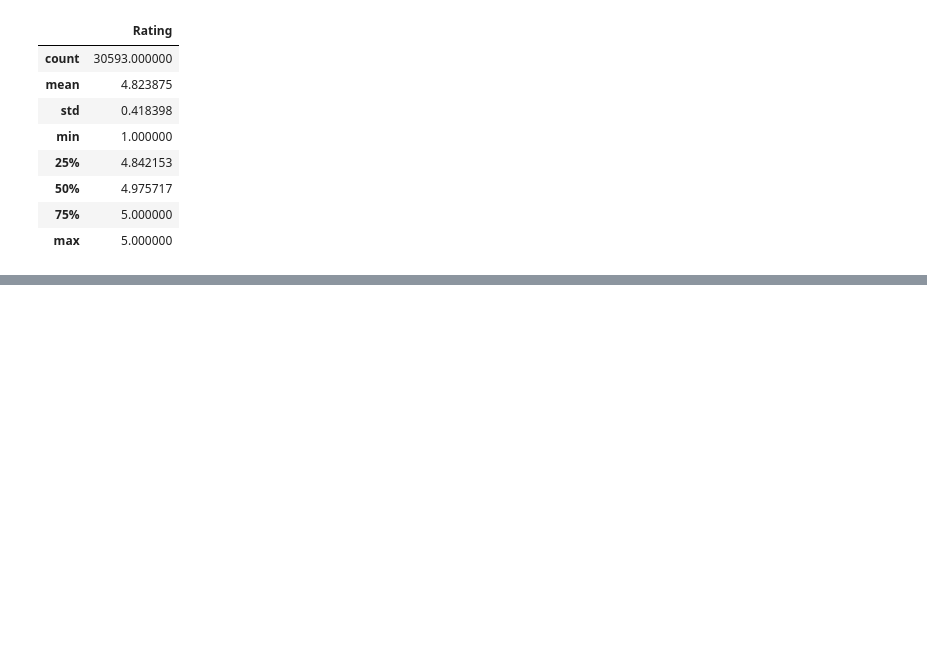
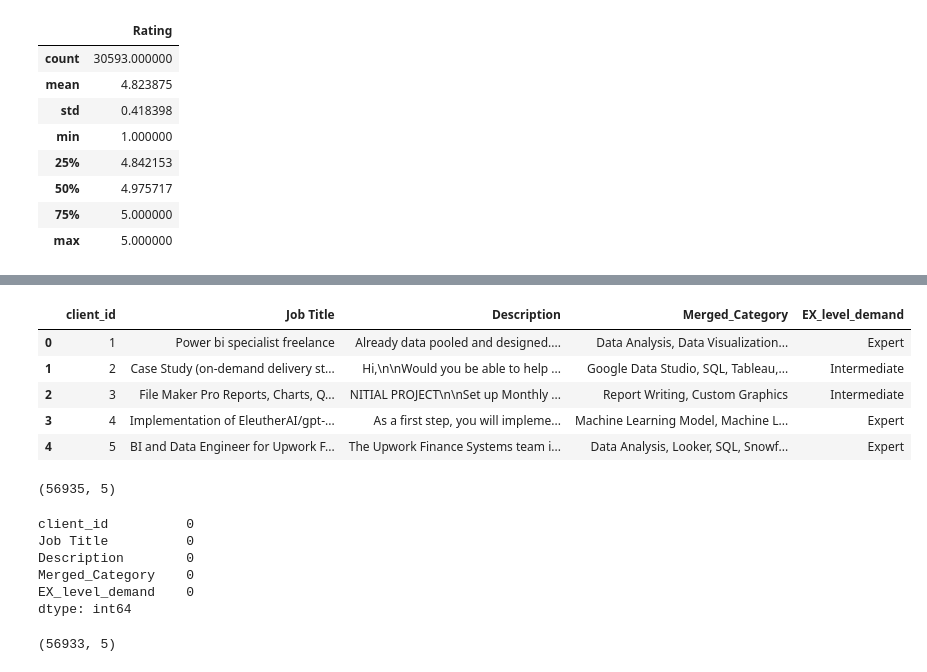
Before and after one commit to triumph10/ml_models, a Jupyter notebook: Untitled.ipynb, the cells around one changed output, grey strips where cells are left out. Saved outputs shown, nothing was run; the diff lists cells and outputs as text; code cells hidden in the pictures; blank space fills up the shorter version.

```diff
--- a/Untitled.ipynb
+++ b/Untitled.ipynb
@@ -92,0 +174,18 @@ client_data.describe()
+# %%
+columns_to_keep = ["client_id","Job Title", "Description", "Merged_Category","EX_level_demand"]
+client_data = client_data[columns_to_keep]
+# %%
+client_data.dropna(subset=['EX_level_demand'], inplace=True)
+# %%
+client_data.head()
+# %% [output]
+|  | client_id | Job Title | Description | Merged_Category | EX_level_demand |
+| 0 | 1 | Power bi specialist freelance | Already data pooled and designed.... | Data Analysis, Data Visualization... | Expert |
+| 1 | 2 | Case Study (on-demand delivery st... | Hi,\n\nWould you be able to help ... | Google Data Studio, SQL, Tableau,... | Intermediate |
+| 2 | 3 | File Maker Pro Reports, Charts, Q... | NITIAL PROJECT\n\nSet up Monthly ... | Report Writing, Custom Graphics | Intermediate |
+| 3 | 4 | Implementation of EleutherAI/gpt-... | As a first step, you will impleme... | Machine Learning Model, Machine L... | Expert |
+| 4 | 5 | BI and Data Engineer for Upwork F... | The Upwork Finance Systems team i... | Data Analysis, Looker, SQL, Snowf... | Expert |
+# %%
+client_data.shape
+# %% [output]
+(56935, 5)
@@ -92,0 +194,13 @@ client_data.describe()
+# %%
+client_data.isnull().sum()
+# %% [output]
+client_id          0
+Job Title          0
+Description        0
+Merged_Category    0
+EX_level_demand    0
+dtype: int64
+# %%
+client_data.shape
+# %% [output]
+(56933, 5)
```
Also changed, not shown: parts of 17 cells of this notebook, 2 other files.
